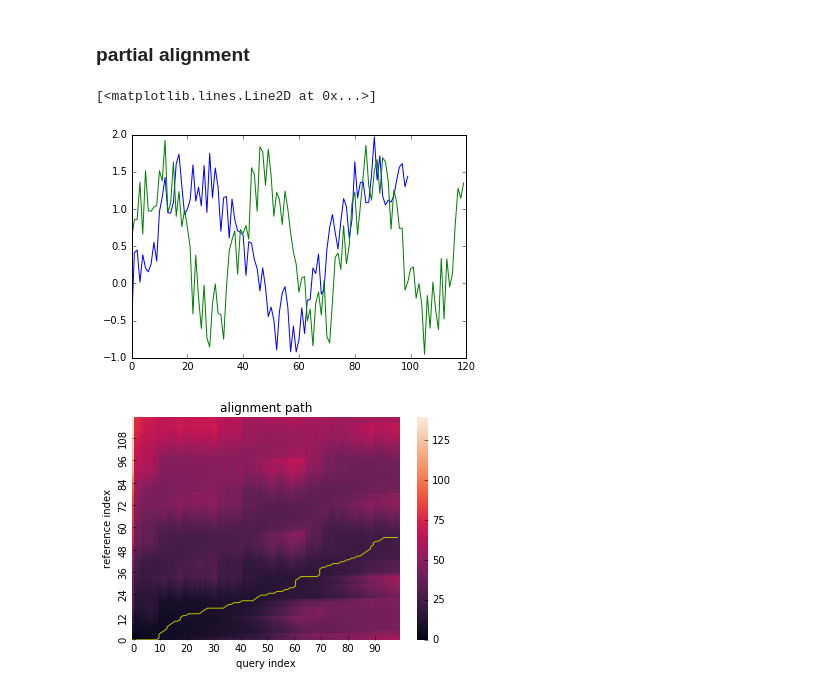
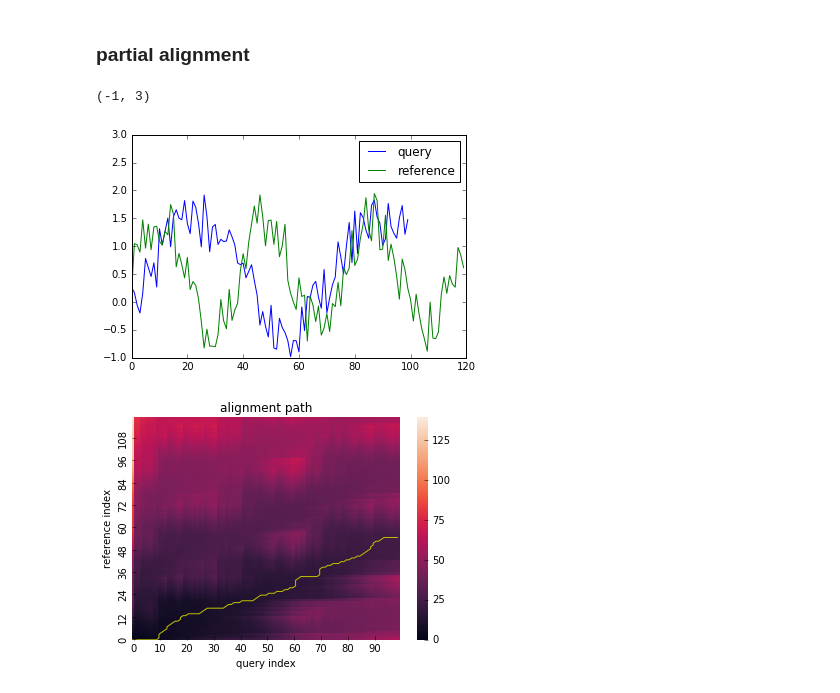
Before and after one commit to statefb/dtwalign, a Jupyter notebook: example/example.ipynb, the cells around one changed output. Saved outputs shown, nothing was run; the diff lists cells and outputs as text; code cells hidden in the pictures.

```diff
--- a/example/example.ipynb
+++ b/example/example.ipynb
@@ -123,15 +131,17 @@ res.plot_path()
 # %%
 # test data
 x_partial = np.sin(2*np.pi*3*np.linspace(0.3,0.8,100))
 x_partial += np.random.rand(x_partial.size)
 y_partial = np.sin(2*np.pi*3.1*np.linspace(0,1,120))
 y_partial += np.random.rand(y_partial.size)
 
-plt.plot(x_partial)
-plt.plot(y_partial)
+plt.plot(x_partial,label="query")
+plt.plot(y_partial,label="reference")
+plt.legend()
+plt.ylim(-1,3)
 # %% [output]
-[<matplotlib.lines.Line2D at 0x...>]
+(-1, 3)
-[figure, old version]
+[figure, new version]
 # %%
 # open end
 res = dtw(x_partial,y_partial,open_end=True)
```
Also changed, not shown: parts of 4 cells of this notebook, 3 other files.
